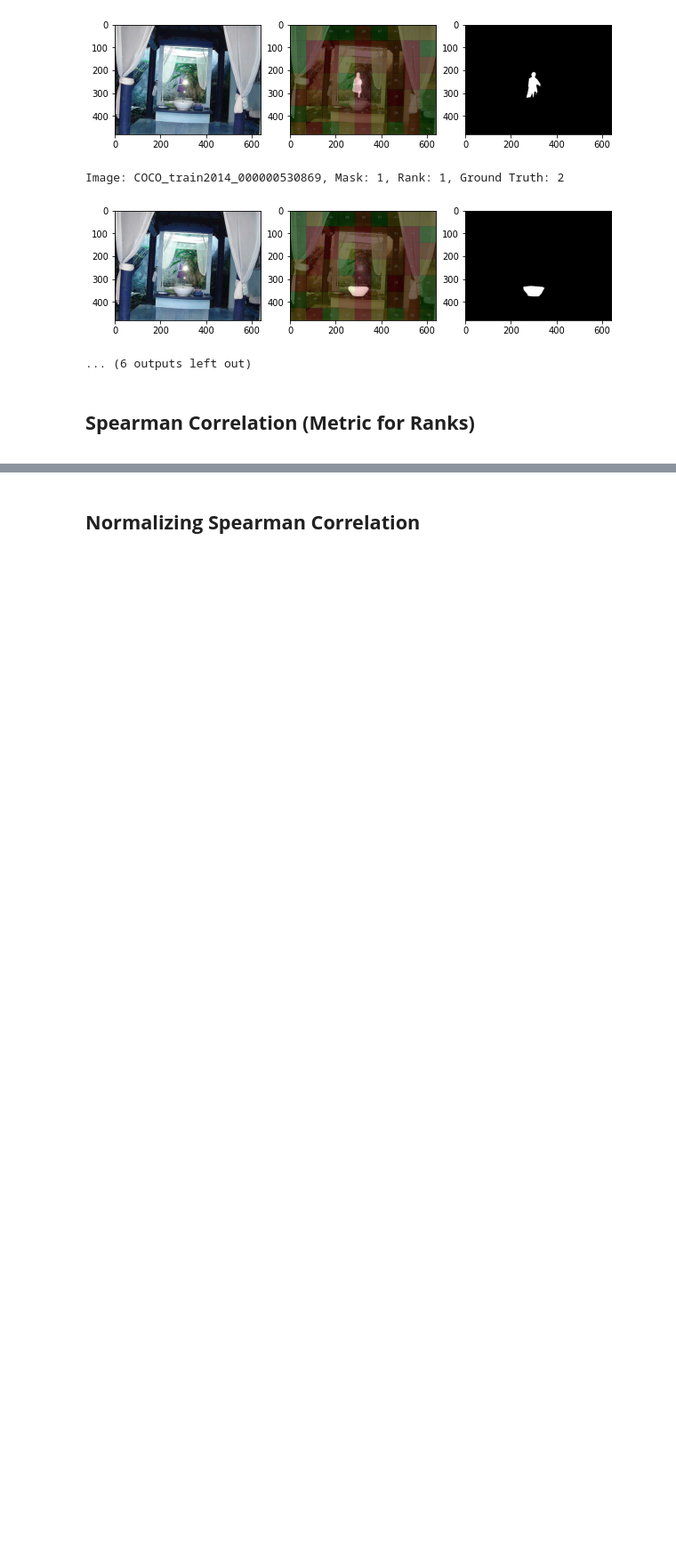
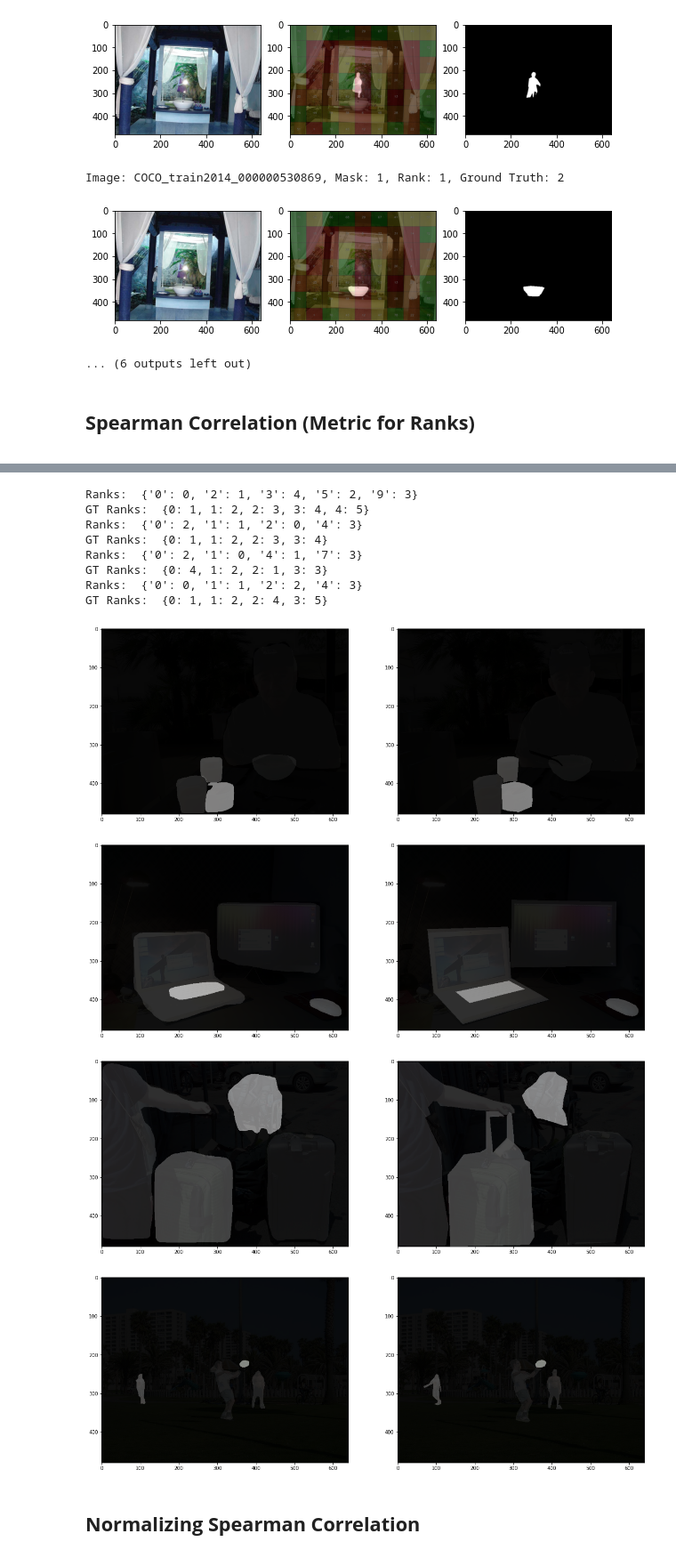
Before and after one commit to matthewkenely/ICT3909, a Jupyter notebook: optimisations/saliency-generator/Evaluation.ipynb, the cells around one changed output, grey strips where cells are left out. Shown at 89% size. Drawn from its saved outputs; the diff is of its cells as text; code cells hidden in the pictures; blank space fills up the shorter version.

Commit message:
Analysing worst correlation

```diff
--- a/optimisations/saliency-generator/Evaluation.ipynb
+++ b/optimisations/saliency-generator/Evaluation.ipynb
@@ -17,8 +17,8 @@ BATCH_SIZE = 8
 # %%
 ranges = list(zip(np.arange(1, 7000, 300), np.arange(300, 7100, 300)))
 ranges = [list(t) for t in ranges]
-ranges[0][0] = 0
-ranges[0][1] = 20
+# ranges[0][0] = 0
+# ranges[0][1] = 50
 # %%
 img_path = './ASSR/images/train/'
 imgs = {}
@@ -217,7 +230,7 @@ for file_name in masks:
             union = np.logical_or(masks[file_name][mask], gt_masks[file_name][gt_mask])
             iou_score = np.sum(intersection) / np.sum(union)
 
-            if iou_score > 0.5 and iou_score > best_iou:
+            if iou_score > 0.6 and iou_score > best_iou:
                 best_iou = iou_score
                 masks_valid[file_name][mask] = masks[file_name][mask]
                 gt_masks_valid[file_name][mask] = gt_masks[file_name][gt_mask]
@@ -554,3 +589,48 @@ Average SPR: 0.3684210526315789
+# %%
+# Find cases of lowest correlation and plot them
+# smallest arg
+sprs = np.array(all_spr)
+smallest = np.argsort(sprs)[-5:-1]
+# %%
+indices = list(mask_ranks.keys())
+smallest_indices = [indices[i] for i in smallest]
+# %%
+for index in smallest_indices:
+    plt.figure()
+    plt.subplot(121)
+    # Plot image
+    plt.imshow(imgs[index])
+
+    # Show masks
+    for mask in masks[index]:
+        plt.imshow(masks[index][mask], cmap='gray', alpha=0.5)
+
+    # Print ranks
+    print('Ranks: ', mask_ranks[index])
+
+    plt.subplot(122)
+    plt.imshow(imgs[index])
+
+
+    # Show ground truth
+    for mask in gt_masks[index]:
+        plt.imshow(gt_masks[index][mask], cmap='gray', alpha=0.5)
+
+    # Print ranks
+    print('GT Ranks: ', gt_ranks[index])
+# %% [output]
+Ranks:  {'0': 0, '2': 1, '3': 4, '5': 2, '9': 3}
+GT Ranks:  {0: 1, 1: 2, 2: 3, 3: 4, 4: 5}
+Ranks:  {'0': 2, '1': 1, '2': 0, '4': 3}
+GT Ranks:  {0: 1, 1: 2, 2: 3, 3: 4}
+Ranks:  {'0': 2, '1': 0, '4': 1, '7': 3}
+GT Ranks:  {0: 4, 1: 2, 2: 1, 3: 3}
+Ranks:  {'0': 0, '1': 1, '2': 2, '4': 3}
+GT Ranks:  {0: 1, 1: 2, 2: 4, 3: 5}
+[figure, added]
+[figure, added]
+[figure, added]
+[figure, added]
 # %% [markdown]
 **<h2>Normalizing Spearman Correlation</h2>**
 # %%
```
Also changed, not shown: parts of 17 cells of this notebook.
